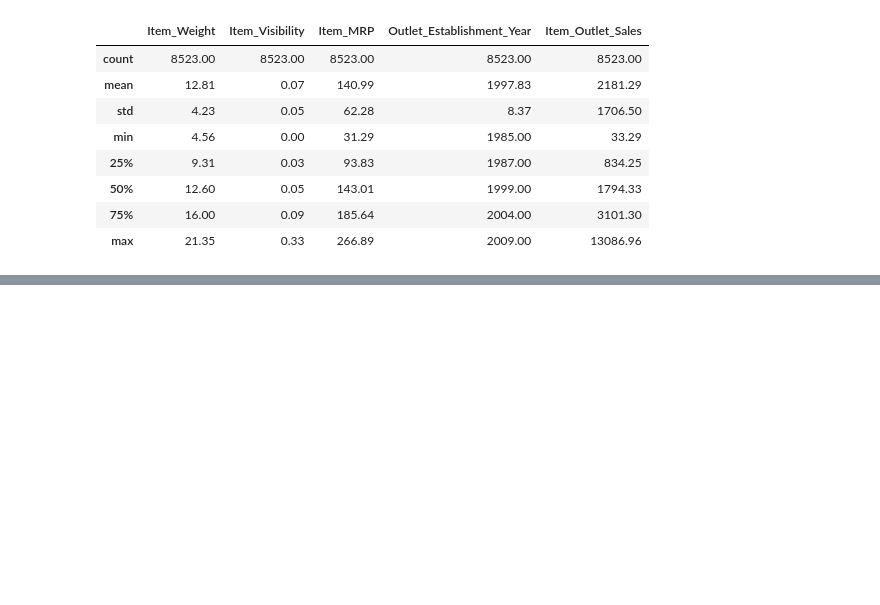
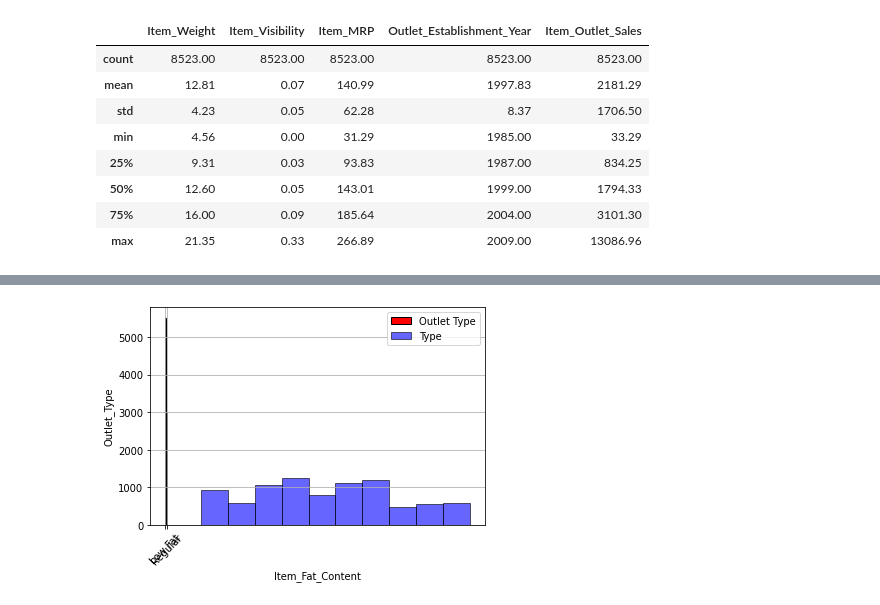
Before and after one commit to Swaghanaian/Food-Sales-Predictions, a Jupyter notebook: Food_Sales_Predictions.ipynb, the cells around one changed output, grey strips where cells are left out. Cells and saved outputs as stored; diff of their text form; code cells hidden in the pictures; blank space fills up the shorter version.

```diff
--- a/Food_Sales_Predictions.ipynb
+++ b/Food_Sales_Predictions.ipynb
@@ -178,0 +190,17 @@ df.describe().round(2)
+# %%
+# To plot a histogram of the of Item Type & Outlet_Type
+
+df['Item_Fat_Content'].hist(edgecolor = 'black',
+                                    alpha = 1,
+                                    label = 'Outlet Type',
+                                    color = 'red');
+df['Item_MRP'].hist(edgecolor = 'black',
+                                    alpha = 0.6,
+                                    label = 'Type',
+                                    color = 'blue');
+plt.xlabel('Item_Fat_Content');
+plt.ylabel('Outlet_Type')
+plt.xticks(rotation = 45)
+plt.legend();
+# %% [output]
+[figure, added]
```
Also changed, not shown: parts of 6 cells of this notebook.
